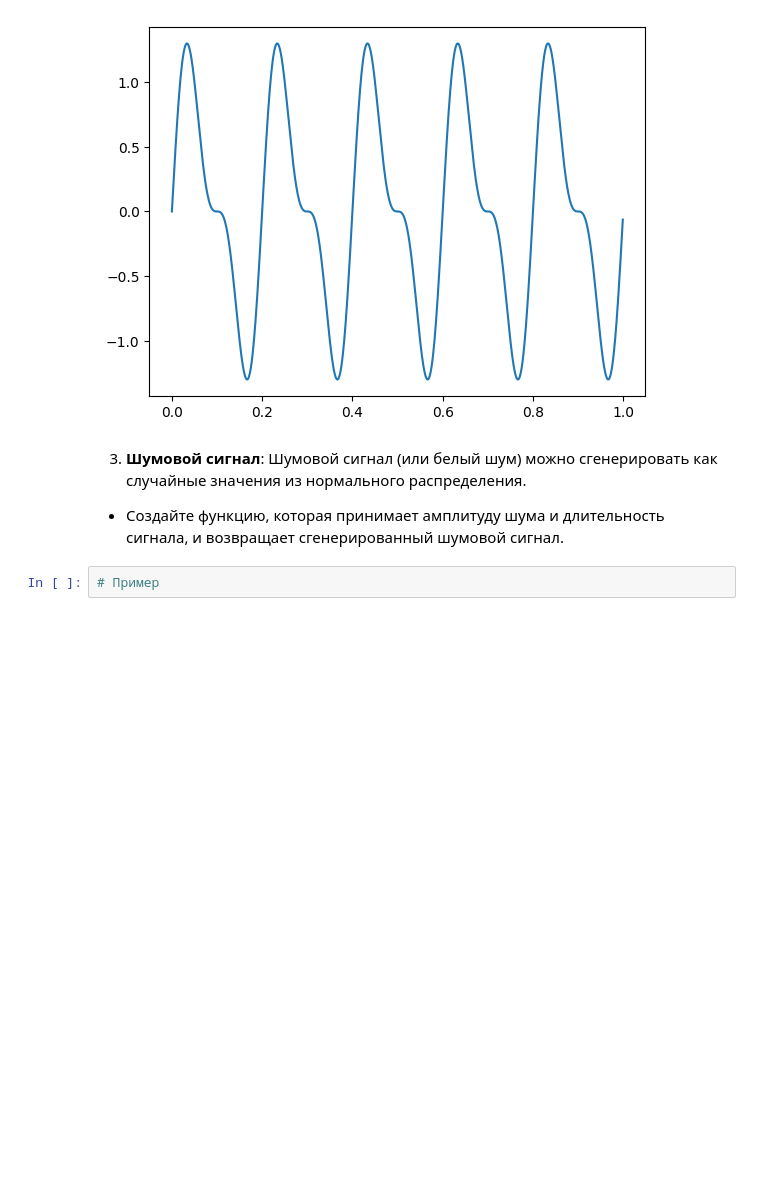
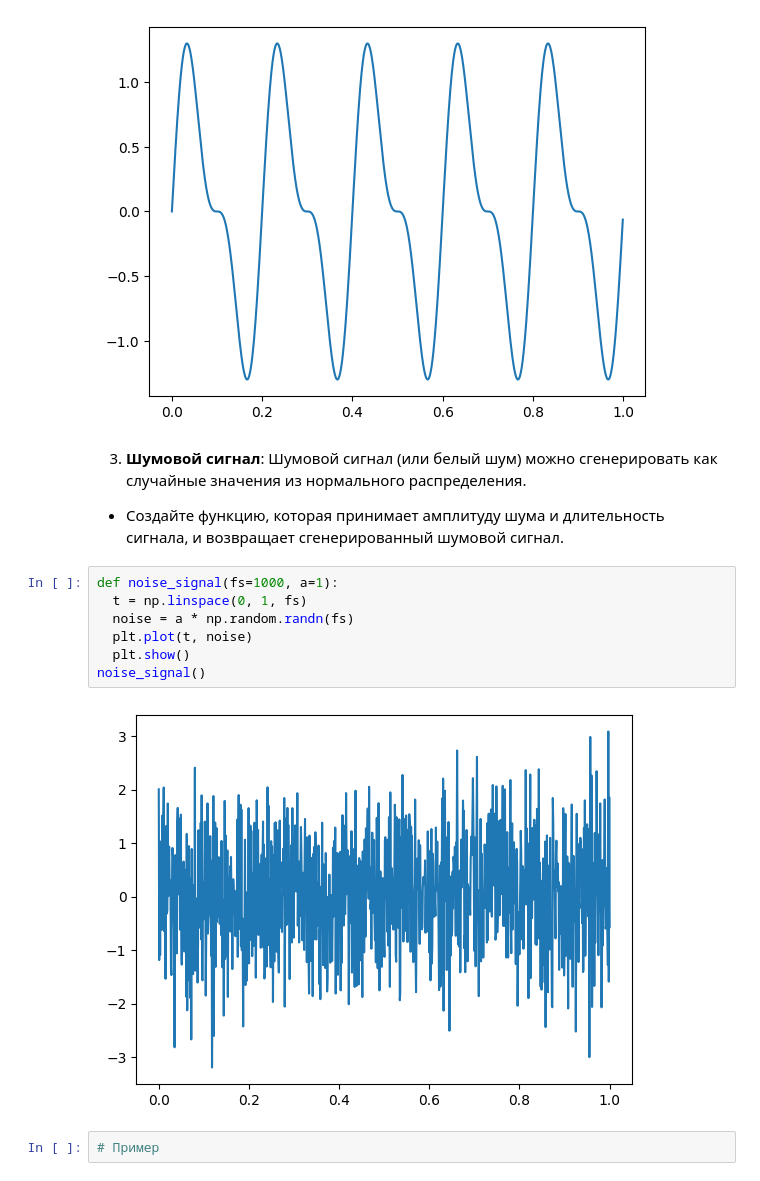
Before and after one commit to ilyak0n/comp_math, a Jupyter notebook: 10. Генерация сигналов и преобразования Фурье/Практическая_работа_№10_Генерация_сигналов_и_преобразования_Фурье.ipynb, the cells around one changed output. Drawn from its saved outputs; the diff is of its cells as text; blank space fills up the shorter version.

```diff
--- a/10. Генерация сигналов и преобразования Фурье/Практическая_работа_№10_Генерация_сигналов_и_преобразования_Фурье.ipynb
+++ b/10. Генерация сигналов и преобразования Фурье/Практическая_работа_№10_Генерация_сигналов_и_преобразования_Фурье.ipynb
@@ -81,6 +90,15 @@ plt.show()
 3. **Шумовой сигнал**: Шумовой сигнал (или белый шум) можно сгенерировать как случайные значения из нормального распределения.
 
 - Создайте функцию, которая принимает амплитуду шума и длительность сигнала, и возвращает сгенерированный шумовой сигнал.
+# %%
+def noise_signal(fs=1000, a=1):
+  t = np.linspace(0, 1, fs)
+  noise = a * np.random.randn(fs)
+  plt.plot(t, noise)
+  plt.show()
+noise_signal()
+# %% [output]
+[figure, added]
 # %%
 # Пример
 # %% [output]
```
Also changed, not shown: parts of 8 cells of this notebook.
